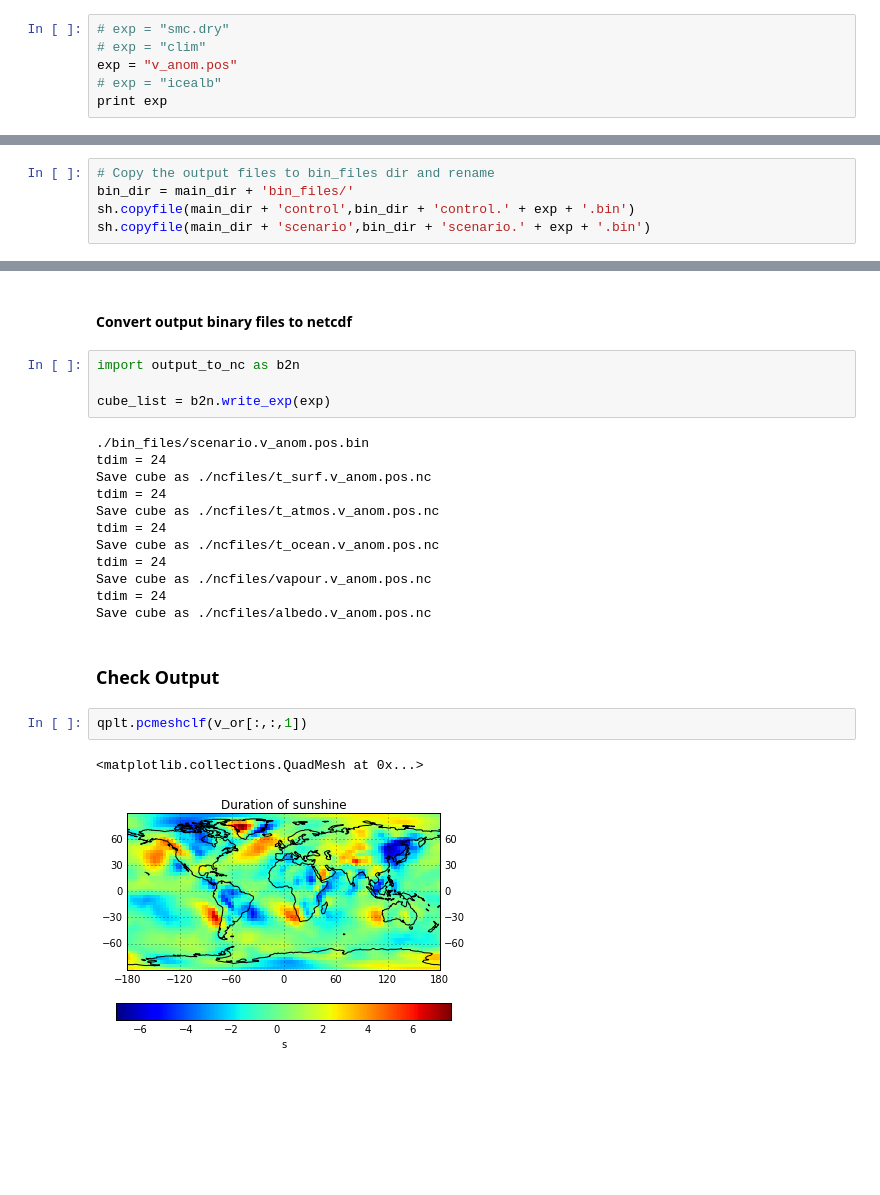
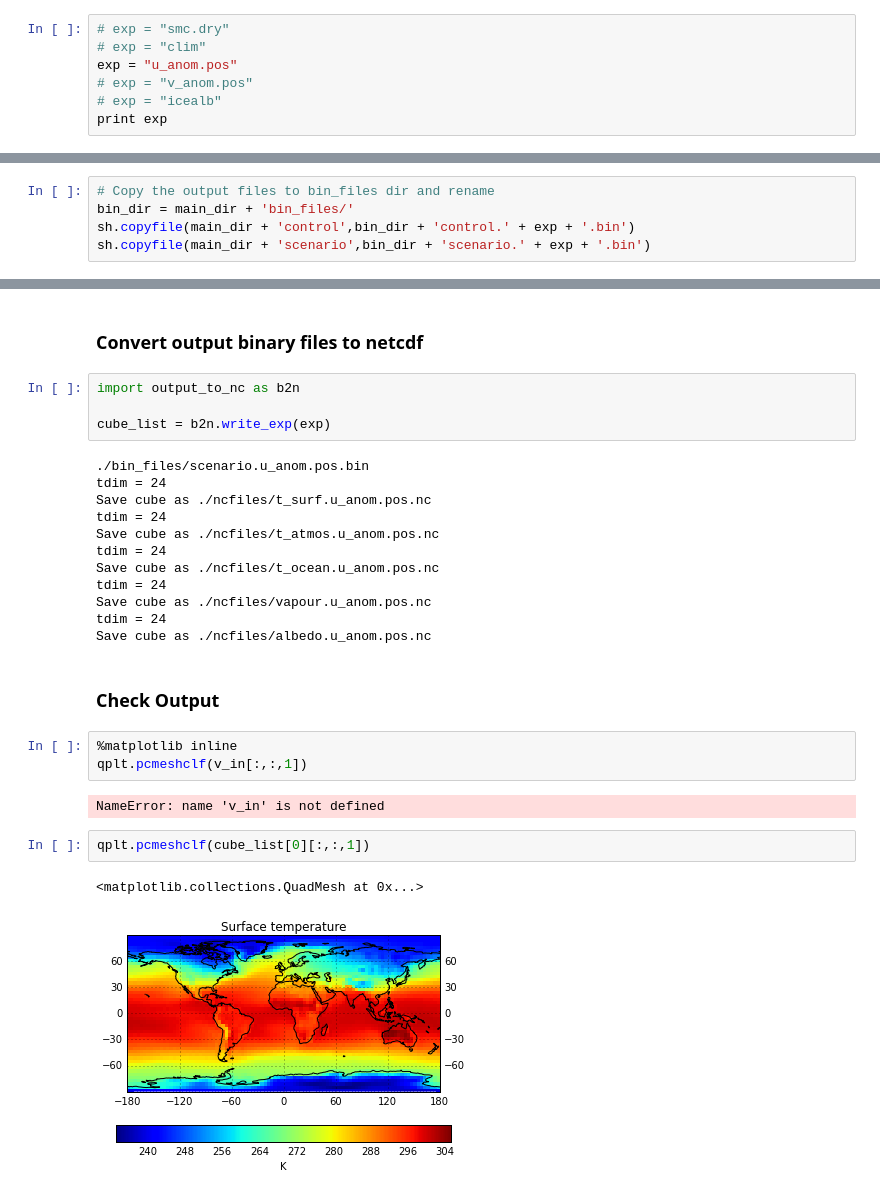
Before and after one commit to nltyrrell/greb_tools, a Jupyter notebook: greb_experiments.ipynb, the cells around one changed output, grey strips where cells are left out. Drawn from its saved outputs; the diff is of its cells as text; blank space fills up the shorter version.

```diff
--- a/greb_experiments.ipynb
+++ b/greb_experiments.ipynb
@@ -31,7 +55,8 @@ Define the experiment name
 # %%
 # exp = "smc.dry"
 # exp = "clim"
-exp = "v_anom.pos"
+exp = "u_anom.pos"
+# exp = "v_anom.pos"
 # exp = "icealb"
 print exp
 # %% [output]
@@ -126,25 +167,30 @@ control.v_anom.pos.bin  scenario.test.bin
 # %% [markdown]
-#### Convert output binary files to netcdf
+### Convert output binary files to netcdf
 # %%
 import output_to_nc as b2n
 
 cube_list = b2n.write_exp(exp)
 # %% [output]
-./bin_files/scenario.v_anom.pos.bin
+./bin_files/scenario.u_anom.pos.bin
 tdim = 24
-Save cube as ./ncfiles/t_surf.v_anom.pos.nc
+Save cube as ./ncfiles/t_surf.u_anom.pos.nc
 tdim = 24
-Save cube as ./ncfiles/t_atmos.v_anom.pos.nc
+Save cube as ./ncfiles/t_atmos.u_anom.pos.nc
 tdim = 24
-Save cube as ./ncfiles/t_ocean.v_anom.pos.nc
+Save cube as ./ncfiles/t_ocean.u_anom.pos.nc
 tdim = 24
-Save cube as ./ncfiles/vapour.v_anom.pos.nc
+Save cube as ./ncfiles/vapour.u_anom.pos.nc
 tdim = 24
-Save cube as ./ncfiles/albedo.v_anom.pos.nc
+Save cube as ./ncfiles/albedo.u_anom.pos.nc
 # %% [markdown]
 ### Check Output
+# %%
+%matplotlib inline
+qplt.pcmeshclf(v_in[:,:,1])
+# %% [output]
+NameError: name 'v_in' is not defined
 # %%
-qplt.pcmeshclf(v_or[:,:,1])
+qplt.pcmeshclf(cube_list[0][:,:,1])
 # %% [output]
 <matplotlib.collections.QuadMesh at 0x...>
-[figure, old version]
+[figure, new version]
```
Also changed, not shown: parts of 17 cells of this notebook, 4 other files.
